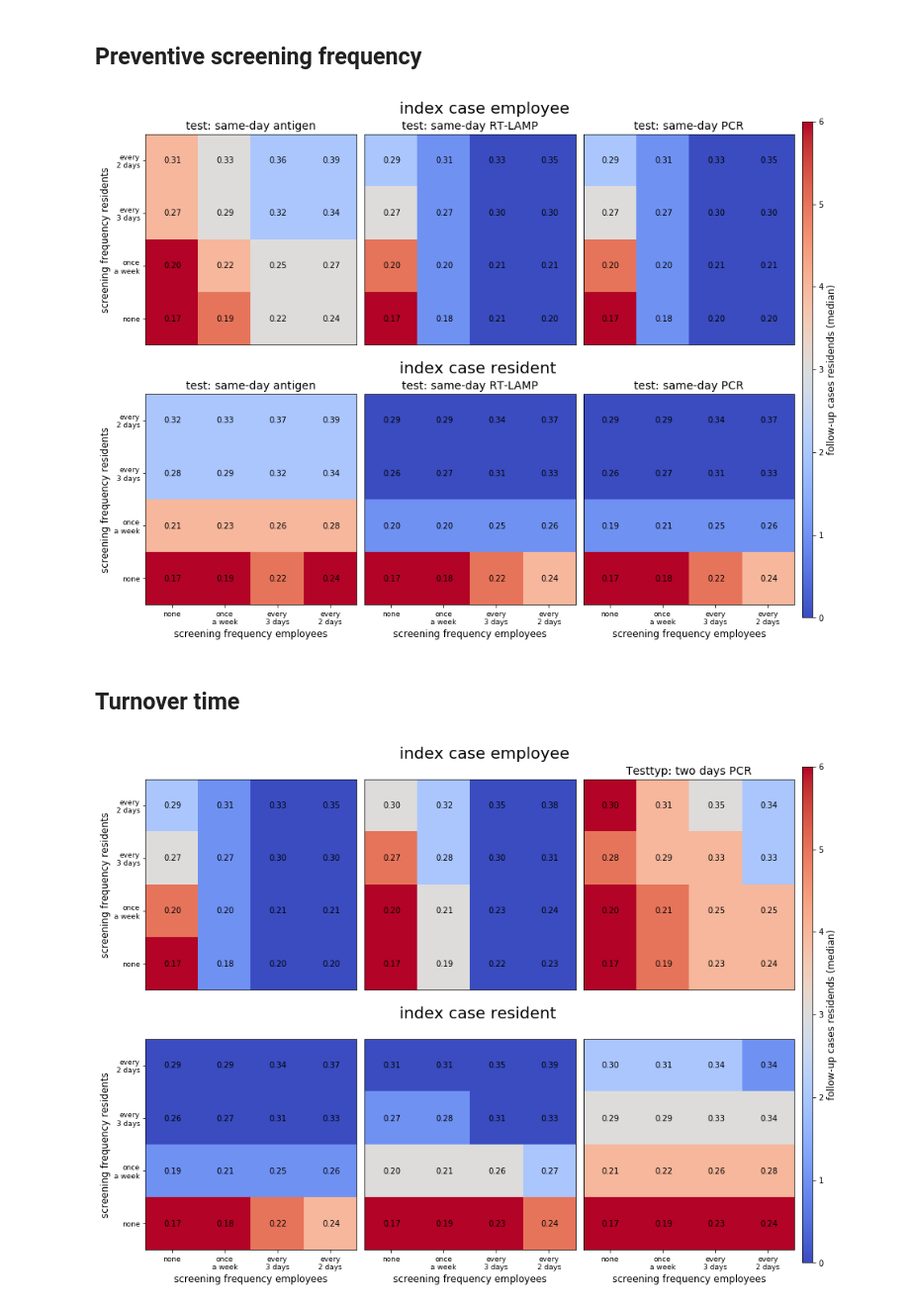
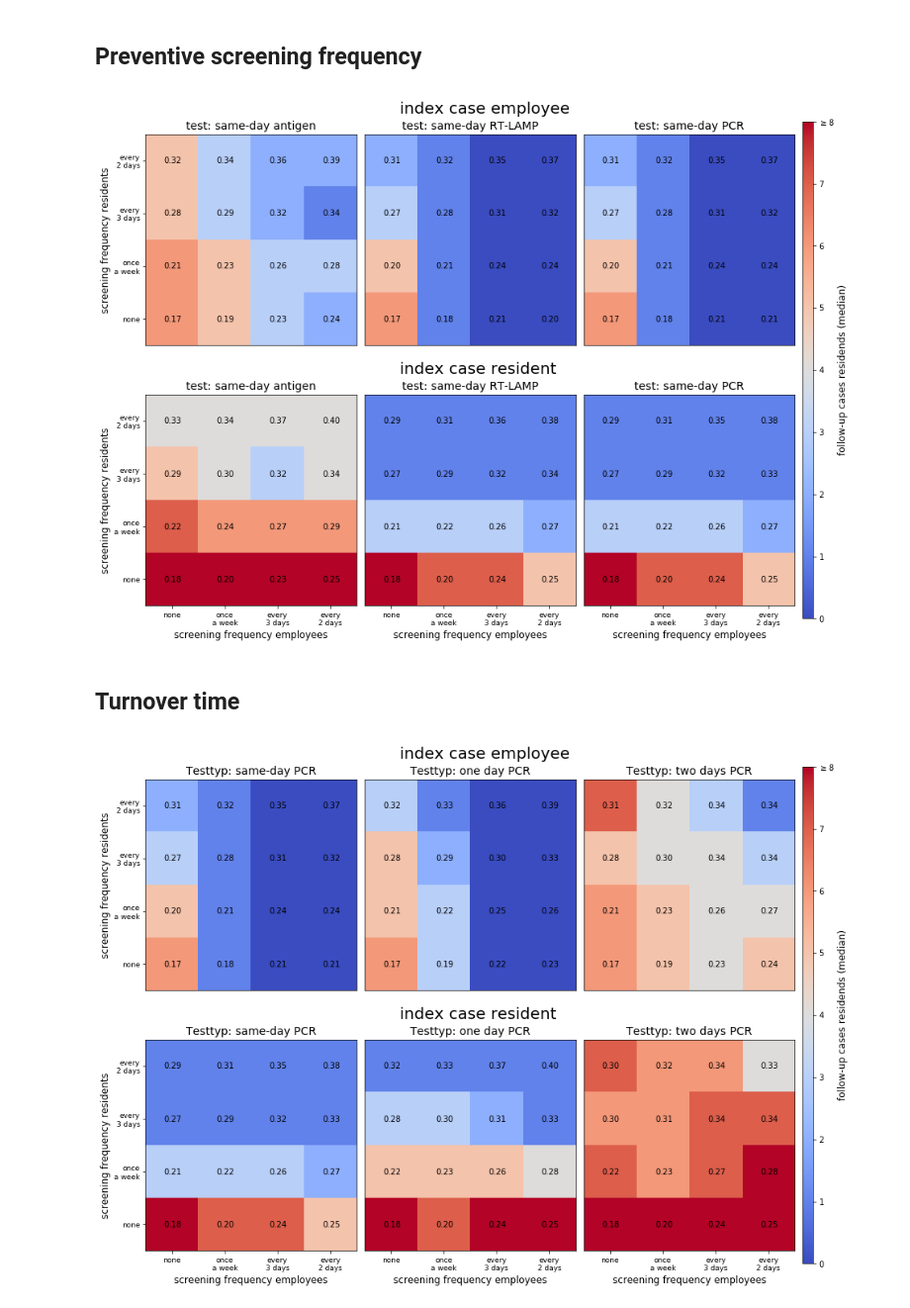
Before and after one commit to JanaLasser/agent_based_COVID_SEIRX, a Jupyter notebook: nursing_home/screening_frequency_analysis.ipynb, the cells around one changed output. Shown at 99% size. Saved outputs shown, nothing was run; the diff lists cells and outputs as text; code cells hidden in the pictures.

```diff
--- a/nursing_home/screening_frequency_analysis.ipynb
+++ b/nursing_home/screening_frequency_analysis.ipynb
@@ -61,14 +61,14 @@ metric_name_map = {'infected_residents_mean':'follow-up cases residents (mean)',
                    'R0_mean':'$R_0$',
                    'R0_mean':'$R_0$'}
 
-index_case_map = {'single_employee':'index case employee',
-                  'single_resident':'index case resident'}
+index_case_map = {'employee':'index case employee',
+                  'resident':'index case resident'}
 
 screening_intervals = ['none', 'once\na week', 'every\n3 days', 'every\n2 days']
 # %% [markdown]
 ### Data loating and wrangling
 # %%
-res_path = 'data'
+res_path = '../data'
 N = 10000
 sim_name = 'simulation_results'
 data = pd.read_csv(join(res_path,'{}_N{}.csv'.format(sim_name, N)))
@@ -119,12 +119,12 @@ title_axes = [title_ax_1, title_ax_2]
 # possible range of median outbreak sizes to fix the dynamic range of the
 # colormaps
 vmin=0
-vmax=6
+vmax=8
 vstep=1
 
 # compare scenarios in which either employees or residents are the index case
-for i, index_case_mode in enumerate(['single_employee', 'single_resident']):
-    df = data[data['index_case_mode'] == index_case_mode]
+for i, index_case_mode in enumerate(['employee', 'resident']):
+    df = data[data['index_case'] == index_case_mode]
 
     # remove all axis labels and ticks for the heatmaps
     t_ax = title_axes[i]
@@ -174,9 +174,10 @@ norm = mpl.colors.Normalize(vmin=vmin,vmax=vmax)
 sm = plt.cm.ScalarMappable(cmap= plt.get_cmap('coolwarm'), norm=norm)
 cbar = fig.colorbar(sm, cax=cbar_ax, orientation='vertical',\
                         ticks=np.arange(vmin, vmax + 1, vstep))
+cbar.ax.set_yticklabels([0, 1, 2, 3, 4, 5, 6, 7, '$\geq 8$'])
 cbar.set_label('{}'.format(metric_name_map[metric]), fontsize=12)
 # %% [output]
-[figure, old version]
+[figure, new version]
 # %% [markdown]
 ## Turnover time
 # %%
@@ -206,12 +207,12 @@ title_axes = [title_ax_1, title_ax_2]
 # possible range of median outbreak sizes to fix the dynamic range of the
 # colormaps
 vmin = 0
-vmax = 6
+vmax = 8
 tickstep = 1
 
 # compare scenarios in which either employees or residents are the index case
-for i, index_case_mode in enumerate(['single_employee', 'single_resident']):
-    df = data[data['index_case_mode'] == index_case_mode]
+for i, index_case_mode in enumerate(['employee', 'resident']):
+    df = data[data['index_case'] == index_case_mode]
 
     # set flag to set axis ticks only for heatmaps at the boundaries of
     # the figure
@@ -223,37 +224,38 @@ for i, index_case_mode in enumerate(['single_employee', 'single_resident']):
     t_ax.set_ylim(0, 3)
     t_ax.text(0.38, 1, index_case_map[index_case_mode], fontsize=20)
 
-    # put the turnover time in the heatmap title
-    ax.set_title('Testtyp: {}'\
-                .format(test_name_map[test_type]), fontsize=14)
-
     # compare different test result turnover times for PCR tests
     for j, ax, test_type in zip(range(3), hmap_axes[i], \
                         ['same_day_PCR', 'one_day_PCR', 'two_day_PCR']):
         xticks = False
         yticks = False
         if i > 0:
             xticks = True
         if j in [0, 3]:
             yticks = True
+
+        # put the turnover time in the heatmap title
+        ax.set_title('Testtyp: {}'\
+                .format(test_name_map[test_type]), fontsize=14)
 
         # plot heatmap of the scenario
         img = get_image(df, test_type, metric)
         if index_case_mode == 'single_resident':
             img = img - 1
         img_plot = plot_heatmap_turnover_time(ax, img, vmin, vmax, xticks, yticks)
 
         # annotate heatmap with tests / days / agent
         tests_per_agent = get_image(df, test_type, 'N_tests_mean') / (35+18)
         duration = get_image(df,test_type, 'duration_mean')
         tests_per_agent_per_day = tests_per_agent / duration
         annotate_heatmap(ax, tests_per_agent_per_day)
 
 # colorbar
 norm = mpl.colors.Normalize(vmin=vmin,vmax=vmax)
 sm = plt.cm.ScalarMappable(cmap= plt.get_cmap('coolwarm'), norm=norm)
 cbar = fig.colorbar(sm, cax=cbar_ax, orientation='vertical',\
                 ticks=np.arange(vmin, vmax+1, tickstep))
+cbar.ax.set_yticklabels([0, 1, 2, 3, 4, 5, 6, 7, '$\geq 8$'])
 cbar.set_label('{}'.format(metric_name_map[metric]), fontsize=12)
 # %% [output]
-[figure, old version]
+[figure, new version]
```
